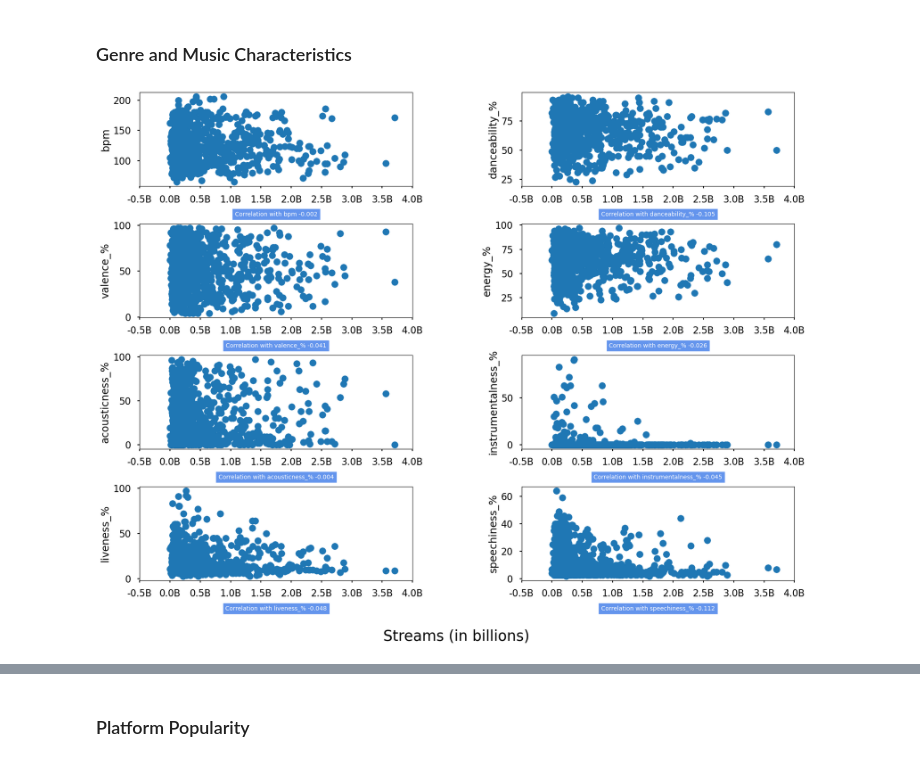
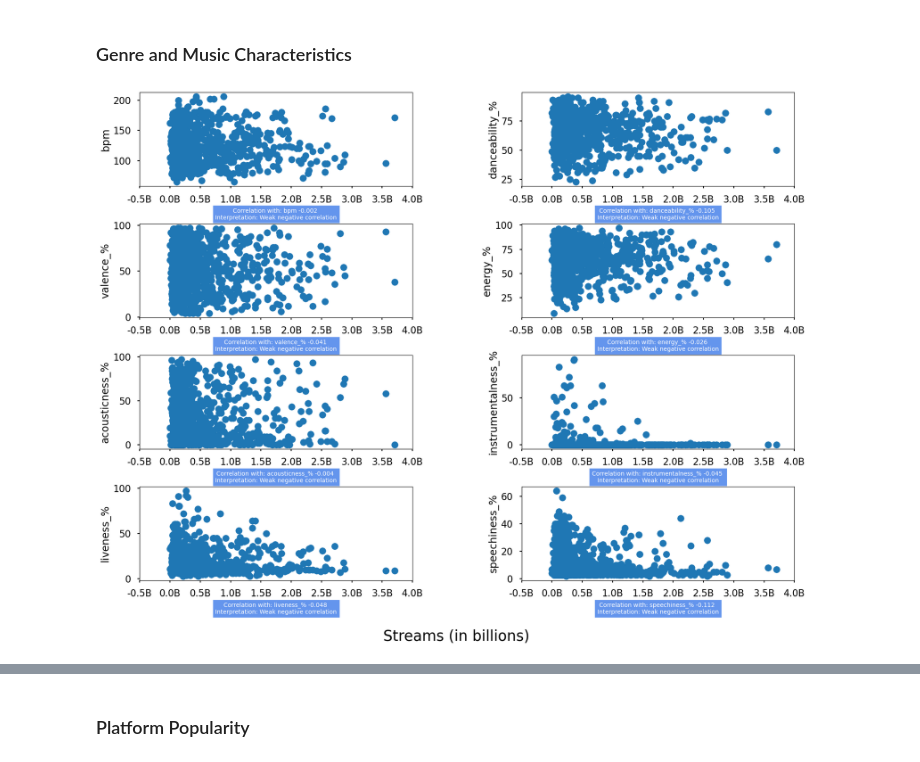
Before and after one commit to krlsbrre/Spotify-Data-Analysis, a Jupyter notebook: SPOTIFY.ipynb, the cells around one changed output, grey strips where cells are left out. Cells and saved outputs as stored; diff of their text form; code cells hidden in the pictures.

Commit message:
v0.4
Added new correlation functions and optimized codes

```diff
--- a/SPOTIFY.ipynb
+++ b/SPOTIFY.ipynb
@@ -250,20 +250,44 @@ mchar_df = pd.DataFrame({
     'liveness_%': spotify['liveness_%'],
     'speechiness_%': spotify['speechiness_%']
 })
+# %%
+def corrinterp(val):
+    if not isinstance(val, (int, float)) or val < -1 or val > 1:
+        return "Invalid input: r must be a number between -1 and 1."
+    if val == 1:
+        return "Perfect positive correlation"
+    elif val == -1:
+        return "Perfect negative correlation"
+    elif val == 0:
+        return "No correlation"
+    elif 0 < val < 0.3:
+        return "Weak positive correlation"
+    elif 0.3 <= val < 0.7:
+        return "Moderate positive correlation"
+    elif 0.7 <= val < 1:
+        return "Strong positive correlation"
+    elif -0.3 < val < 0:
+        return "Weak negative correlation"
+    elif -0.7 < val <= -0.3:
+        return "Moderate negative correlation"
+    elif -1 < val <= -0.7:
+        return "Strong negative correlation"
+# Check reference section in the README.md for the references of the values indicated here (-1,1,0,0.3,0.7,-0.3,-0.7).
 # %%
-f, a = plt.subplots(nrows = 4, ncols = 2, sharex = False, sharey = False, figsize = (20,15))
+f, a = plt.subplots(nrows = 4, ncols = 2, figsize = (20,15))
 a = a.flatten()
 for i, col in enumerate(mchar_df.columns):
     a[i].scatter(streamsc_df, mchar_df[col])
     a[i].set_ylabel(col)
     x_ticks = a[i].get_xticks()
     x_labels = [f'{x / 1e9:.1f}B' for x in x_ticks]
     a[i].set_xticks(x_ticks)
     a[i].set_xticklabels(x_labels)
     correlation = spotifyc['streams'].corr(mchar_df[col], method = 'pearson')
-    a[i].text(0.5, -0.3, f"Correlation with {col} {correlation:.3f}", ha='center', va='center', fontsize=10, backgroundcolor='cornflowerblue', color='white', transform=a[i].transAxes)
+    interp = corrinterp(correlation)
+    a[i].text(0.5, -0.3, f"Correlation with: {col} {correlation:.3f} \nInterpretation: {interp}",ha = 'center' ,va = 'center', fontsize=10, backgroundcolor='cornflowerblue', color='white', transform=a[i].transAxes)
 
 f.supxlabel('Streams (in billions)', fontsize = 25, y = 0.01)
 plt.subplots_adjust(wspace=0.4, hspace=0.4)
 # %% [output]
-[figure, old version]
+[figure, new version]
```
Also changed, not shown: parts of 4 cells of this notebook.
